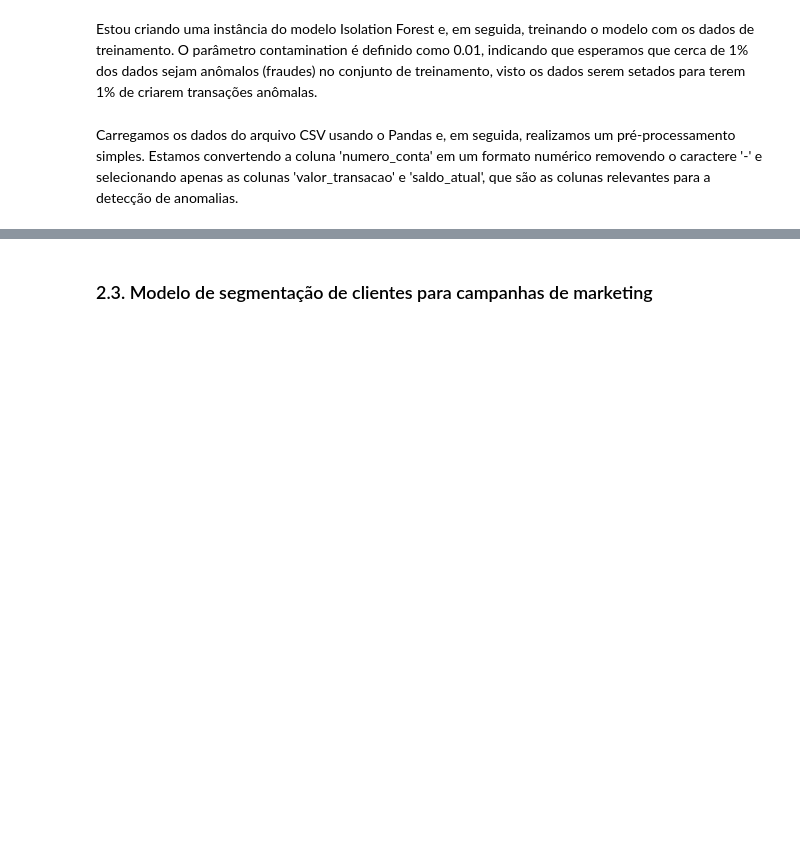
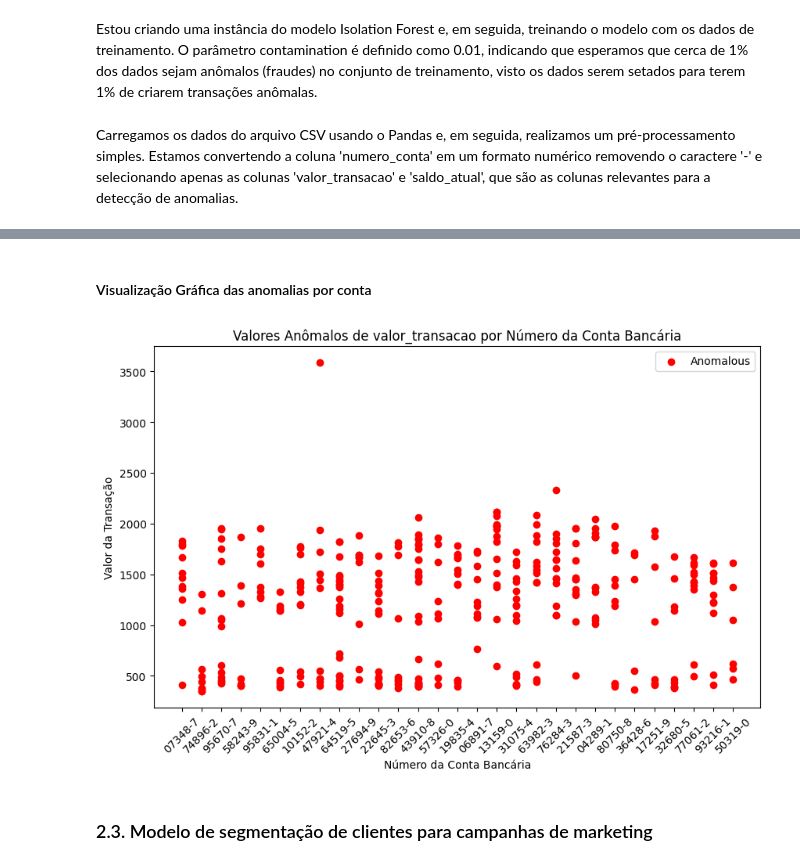
Before and after one commit to CeLo93/ML_analise_preditiva_de_fraudes_e_marketing, a Jupyter notebook: Prediction_DadosFera.ipynb, the cells around one changed output, grey strips where cells are left out. Cells and saved outputs as stored; diff of their text form; code cells hidden in the pictures; blank space fills up the shorter version.

```diff
--- a/Prediction_DadosFera.ipynb
+++ b/Prediction_DadosFera.ipynb
@@ -749,7 +755,3 @@ No entanto, é importante observar que o Isolation Forest pode não ser a melhor
 Estou criando uma instância do modelo Isolation Forest e, em seguida, treinando o modelo com os dados de treinamento. O parâmetro contamination é definido como 0.01, indicando que esperamos que cerca de 1% dos dados sejam anômalos (fraudes) no conjunto de treinamento, visto os dados serem setados para terem 1% de criarem transações anômalas.
 # %% [markdown]
 Carregamos os dados do arquivo CSV usando o Pandas e, em seguida, realizamos um pré-processamento simples. Estamos convertendo a coluna 'numero_conta' em um formato numérico removendo o caractere '-' e selecionando apenas as colunas 'valor_transacao' e 'saldo_atual', que são as colunas relevantes para a detecção de anomalias.
-# %%
-# Pré-processar dados
-data['numero_conta'] = data['numero_conta'].apply(lambda x: int(x.replace('-', '')))
-data = data[['valor_transacao', 'saldo_atual']]
@@ -866,0 +760,20 @@ F1-score: 1.0
+# %%
+# Calcular a média das transações para cada conta bancária
+average_transactions = data.groupby('numero_conta')['valor_transacao'].mean()
+
+# Criar um dicionário para mapear cada conta bancária à sua média de transações
+account_average_mapping = average_transactions.to_dict()
+
+# Função para rotular transações como anômalas ou não
+def label_anomalies(row):
+    account_avg = account_average_mapping.get(row['numero_conta'], 0)
+    if row['valor_transacao'] > 5 * account_avg:
+        return 1  # Transação anômala
+    else:
+        return 0  # Transação normal
+
+# Criar uma coluna 'anomaly' com os rótulos de anomalia
+data['anomaly'] = data.apply(label_anomalies, axis=1)
+
+# Verificar a distribuição dos rótulos de anomalia
+print(data['anomaly'].value_counts())
@@ -867,2 +843,21 @@ F1-score: 1.0
+# %% [markdown]
+#### Visualização Gráfica das anomalias por conta
+# %%
+import matplotlib.pyplot as plt
+
+# Filtrar os valores anômalos
+anomalous_transactions = data[data['anomaly'] == 1]
+
+# Plot dos valores anômalos por número da conta bancária
+plt.figure(figsize=(10, 6))
+plt.scatter(anomalous_transactions['numero_conta'], anomalous_transactions['valor_transacao'], color='red', label='Anomalous')
+plt.xlabel('Número da Conta Bancária')
+plt.ylabel('Valor da Transação')
+plt.title('Valores Anômalos de valor_transacao por Número da Conta Bancária')
+plt.xticks(rotation=45)
+plt.legend()
+plt.show()
+# %% [output]
+[figure, added]
 # %% [markdown]
 ### 2.3. Modelo de segmentação de clientes para campanhas de marketing
```
Also changed, not shown: parts of 31 cells of this notebook.
